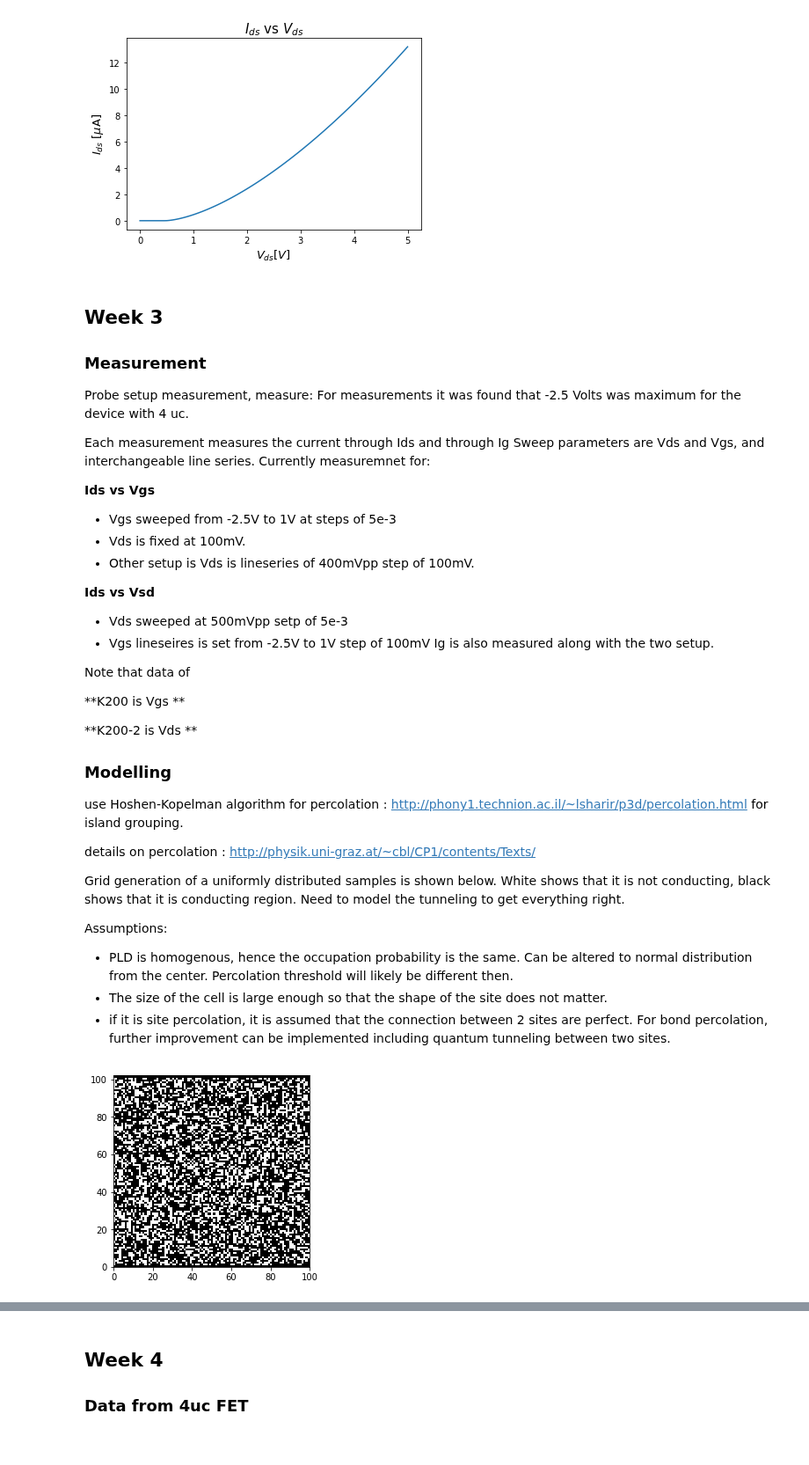
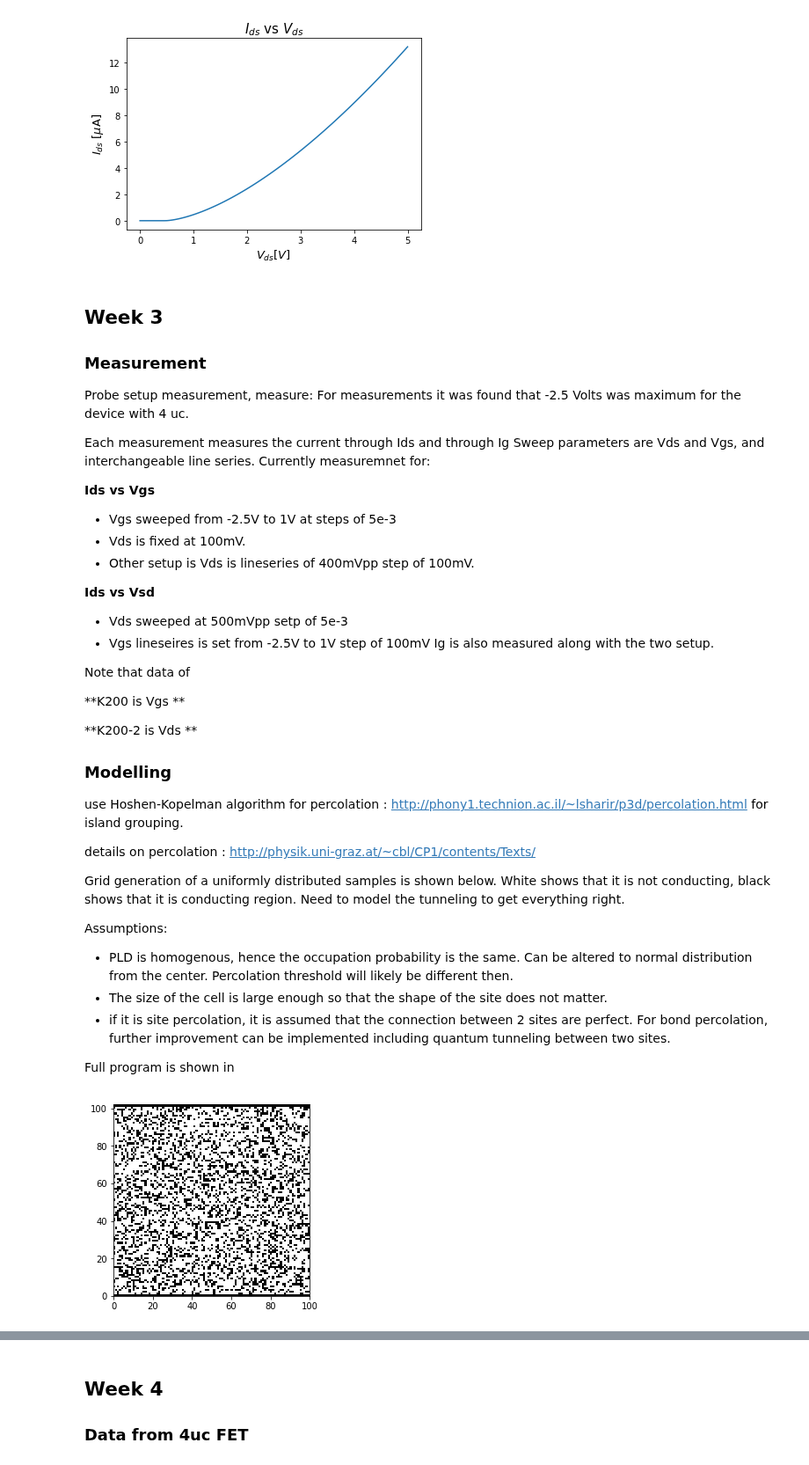
Before and after one commit to prabowobagas/Jupyter-Notebook-Thesis, a Jupyter notebook: Weekly Journal.ipynb, the cells around one changed output, grey strips where cells are left out. Shown at 88% size. Saved outputs shown, nothing was run; the diff lists cells and outputs as text; code cells hidden in the pictures.

```diff
--- a/Weekly Journal.ipynb
+++ b/Weekly Journal.ipynb
@@ -221,66 +221,39 @@ Assumptions:
 - PLD is homogenous, hence the occupation probability is the same. Can be altered to normal distribution from the center. Percolation threshold will likely be different then.
 - The size of the cell is large enough so that the shape of the site does not matter.
 - if it is site percolation, it is assumed that the connection between 2 sites are perfect. For bond percolation, further improvement can be implemented including quantum tunneling between two sites.
+
+Full program is shown in
 # %%
+# Premilinary grid maker
+
 from matplotlib import cm
 
 class SampleGenerate(object):
     """ Create an L x L matrix of site percolation sample with occupation probability p """
     def __init__(self,L,p):
         self.L = L
         self.p = 1-p
 
     def occupy(self):
         """Occupy all arrays and added padding at the top most row and lowest row for starting point of the search algorithm"""
         rand_samp = np.random.rand(self.L,self.L)
         occupy = np.zeros(shape=(self.L,self.L))
         for i in range(0,self.L):
             for j in range(0,self.L):
                 if rand_samp[i,j] < self.p:
                     occupy[i,j] = 0
                 else:
                     occupy[i,j] = 1
         vstack_top = np.ones(shape=(1,self.L))
         vstack_bottom = np.ones(shape=(1,self.L))
         occupy = np.vstack((vstack_top,occupy,vstack_bottom))
         return occupy
 
-# A* algorithm
-def heuristic(a, b):
-    (x1, y1) = a
-    (x2, y2) = b
-    return abs(x1 - x2) + abs(y1 - y2)
-
-def a_star_search(graph, start, goal):
-    frontier = PriorityQueue()
-    frontier.put(start, 0)
-    came_from = {}
-    cost_so_far = {}
-    came_from[start] = None
-    cost_so_far[start] = 0
-
-    while not frontier.empty():
-        current = frontier.get()
-
-        if current == goal:
-            break
-
-        for next in graph.neighbors(current):
-            new_cost = cost_so_far[current] + graph.cost(current, next)
-            if next not in cost_so_far or new_cost < cost_so_far[next]:
-                cost_so_far[next] = new_cost
-                priority = new_cost + heuristic(goal, next)
-                frontier.put(next, priority)
-                came_from[next] = current
-
-    return came_from, cost_so_far
-
-
-sample1 = SampleGenerate(100,0.6)
+sample1 = SampleGenerate(100,0.3)
 cmap = cm.colors.ListedColormap(['white','black'])
 plt.pcolor(sample1.occupy(),cmap=cmap) #Black is conducting island
 
 plt.show()
 plt.rcParams['figure.figsize'] = (4,4)
 # %% [output]
-[figure, old version]
+[figure, new version]
```
Also changed, not shown: parts of 2 cells of this notebook.
